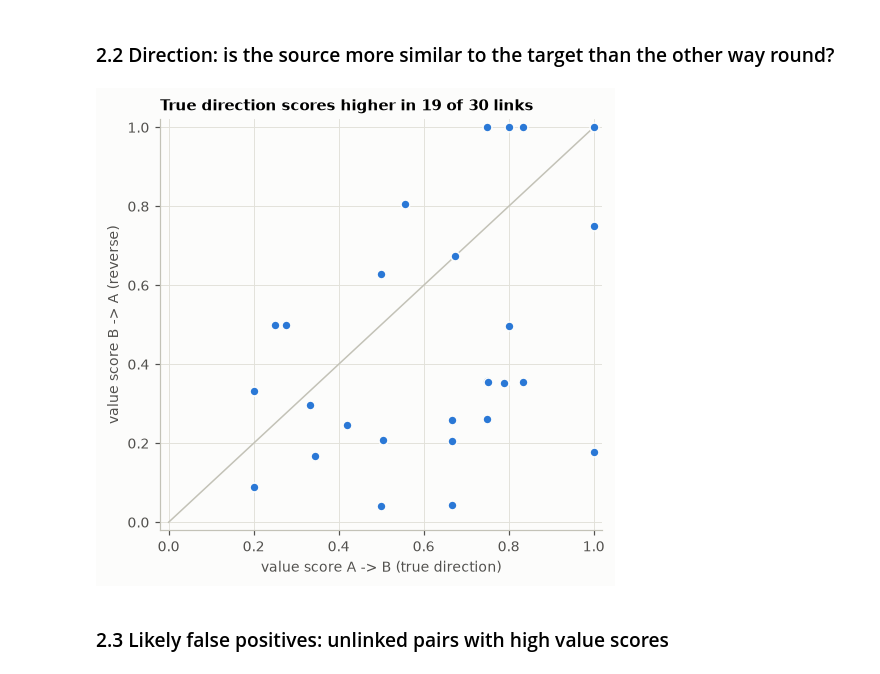
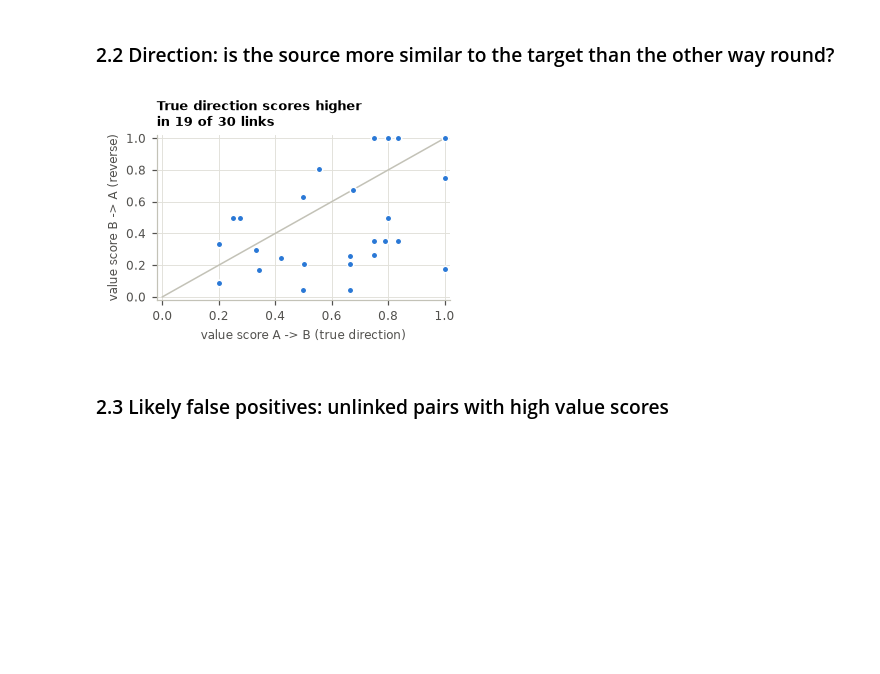
Before and after one commit to semasertt/valentine-lineage, a Jupyter notebook: notebooks/01_eda.ipynb, the cells around one changed output. Saved outputs shown, nothing was run; the diff lists cells and outputs as text; code cells hidden in the pictures; blank space fills up the shorter version.

```diff
--- a/notebooks/01_eda.ipynb
+++ b/notebooks/01_eda.ipynb
@@ -45,12 +45,12 @@ FIGURES.mkdir(parents=True, exist_ok=True)
 # Chart colours: blue marks lineage, neutral greys everything else;
 # three-category charts use the first three validated categorical slots.
 BLUE, ORANGE, AQUA = "#2a78d6", "#eb6834", "#1baf7a"
-GREY, LIGHT_GREY, MUTED, GRID, SURFACE = "#898781", "#c3c2b7", "#52514e", "#e1e0d9", "#fcfcfb"
+GREY, LIGHT_GREY, MUTED, GRID, SURFACE = "#898781", "#c3c2b7", "#52514e", "#e1e0d9", "#ffffff"
 plt.rcParams.update({
     "figure.dpi": 110, "savefig.dpi": 200, "savefig.bbox": "tight",
     "figure.facecolor": SURFACE, "axes.facecolor": SURFACE, "savefig.facecolor": SURFACE,
-    "font.family": "sans-serif", "font.size": 9,
-    "axes.edgecolor": LIGHT_GREY, "axes.labelcolor": MUTED, "axes.titlesize": 10,
+    "font.family": "sans-serif", "font.size": 8,
+    "axes.edgecolor": LIGHT_GREY, "axes.labelcolor": MUTED, "axes.titlesize": 8.5,
     "axes.titleweight": "bold", "axes.titlelocation": "left",
     "axes.spines.top": False, "axes.spines.right": False,
     "axes.grid": True, "grid.color": GRID, "grid.linewidth": 0.6, "axes.axisbelow": True,
@@ -407,20 +408,20 @@ mislabelled column found in section 1.2.
 # %%
 lookup = pairs.set_index(["split", "source", "target"]).value_mean
 direction = lineage.assign(reverse_score=[lookup[(r.split, r.target, r.source)] for r in lineage.itertuples()])
-fig, ax = plt.subplots(figsize=(4.8, 4.6))
+fig, ax = plt.subplots(figsize=(3.4, 2.45))
 ax.plot([0, 1], [0, 1], color=LIGHT_GREY, linewidth=1)
-ax.scatter(direction.value_mean, direction.reverse_score, s=34, color=BLUE, edgecolors=SURFACE, linewidths=1, zorder=3)
+ax.scatter(direction.value_mean, direction.reverse_score, s=18, color=BLUE, edgecolors=SURFACE, linewidths=1, zorder=3)
 ax.set_xlabel("value score A -> B (true direction)")
 ax.set_ylabel("value score B -> A (reverse)")
 ax.set_xlim(-0.02, 1.02)
 ax.set_ylim(-0.02, 1.02)
 correct = int((direction.value_mean > direction.reverse_score).sum())
-ax.set_title(f"True direction scores higher in {correct} of {len(direction)} links")
+ax.set_title(f"True direction scores higher\nin {correct} of {len(direction)} links")
 fig.tight_layout()
 fig.savefig(FIGURES / "eda_06_direction.png")
 plt.show()
 # %% [output]
-[figure, old version]
+[figure, new version]
 # %% [markdown]
 ### 2.3 Likely false positives: unlinked pairs with high value scores
 # %%
```
Also changed, not shown: parts of 6 cells of this notebook, 8 other files.
